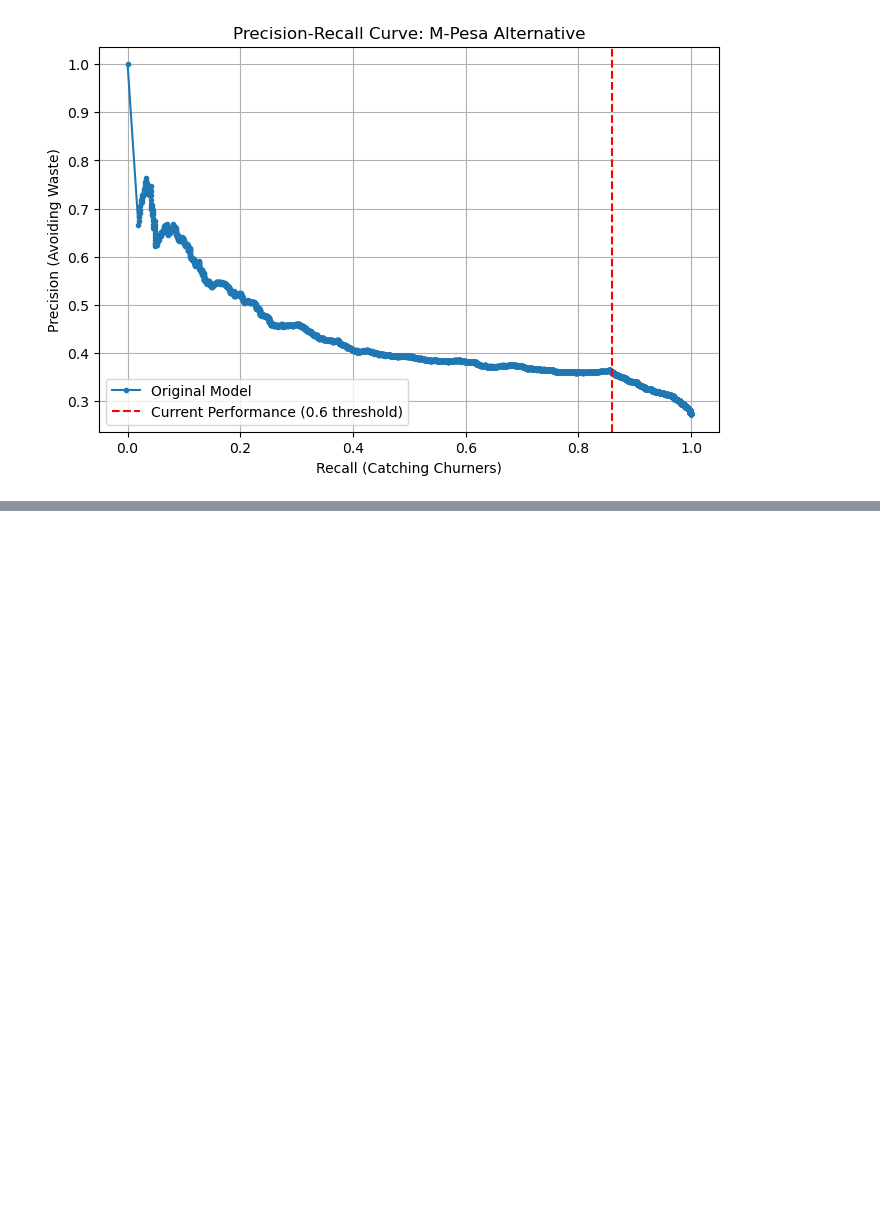
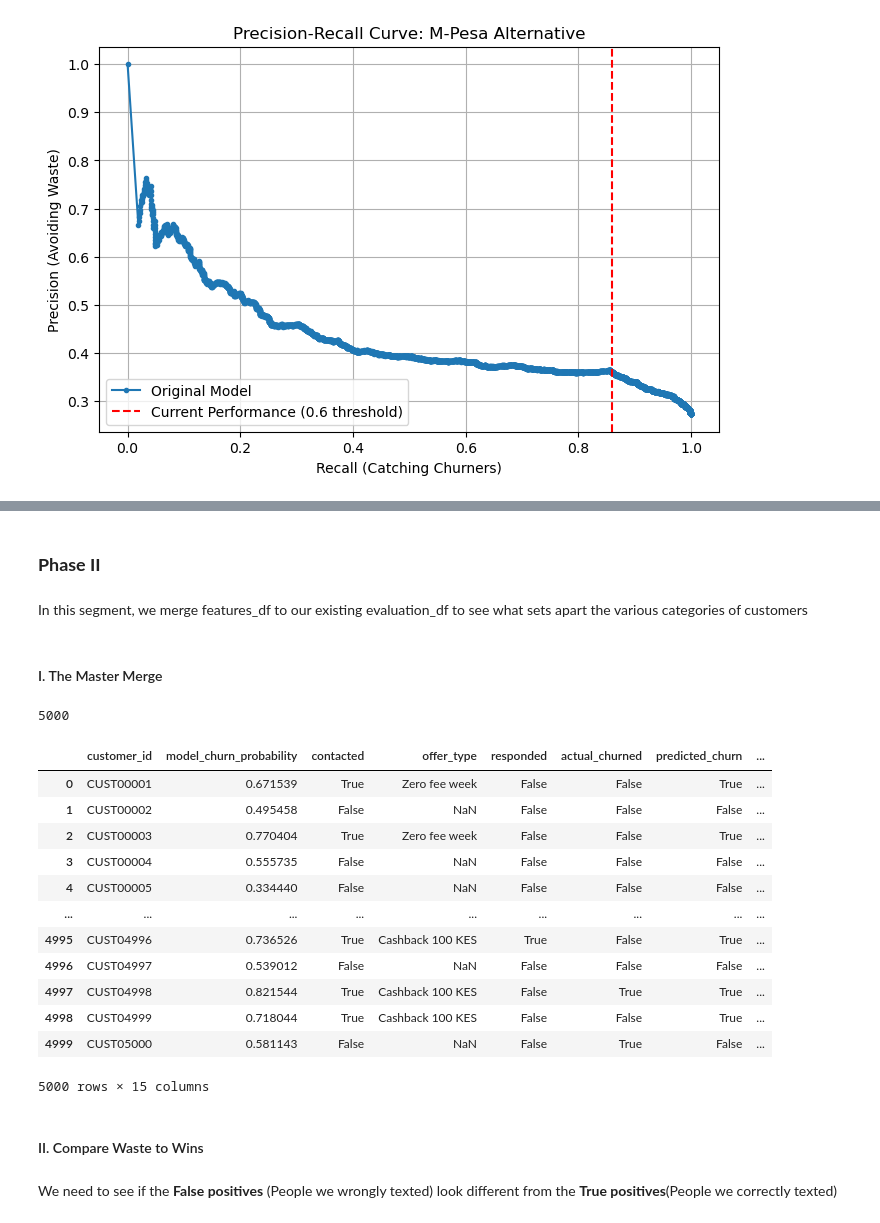
Before and after one commit to Kobeyvines/CASE_STUDY, a Jupyter notebook: notebooks/EDA.ipynb, the cells around one changed output, grey strips where cells are left out. Cells and saved outputs as stored; diff of their text form; code cells hidden in the pictures; blank space fills up the shorter version.

```diff
--- a/notebooks/EDA.ipynb
+++ b/notebooks/EDA.ipynb
@@ -246,0 +276,44 @@ There is a spike on the far left of the graph where precision hits **0.75**. Ins
+# %% [markdown]
+### <b> Phase II </b>
+# %% [markdown]
+In this segment, we merge features_df to our existing evaluation_df to see what sets apart the various categories of customers
+# %% [markdown]
+#### I. The Master Merge
+# %%
+# create the error label first
+def categorize_error(row):
+    if row['actual_churned'] == True and row['model_churn_probability'] >= 0.6:
+        return 'True Positive (Win)'
+    elif row['actual_churned'] == False and row['model_churn_probability'] >= 0.6:
+        return 'False Positive (Waste)'
+    elif row['actual_churned'] == True and row['model_churn_probability'] < 0.6:
+        return 'False Negative (Leak)'
+    else:
+        return 'True Negative (Safe)'
+
+evaluation_df['error_category'] = evaluation_df.apply(categorize_error, axis=1)
+
+# Merge with features
+master_df = pd.merge(evaluation_df, features_df, on='customer_id', how='inner')
+
+print(len(master_df))
+master_df
+# %% [output]
+5000
+|  | customer_id | model_churn_probability | contacted | offer_type | responded | actual_churned | predicted_churn | ... |
+| 0 | CUST00001 | 0.671539 | True | Zero fee week | False | False | True | ... |
+| 1 | CUST00002 | 0.495458 | False | NaN | False | False | False | ... |
+| 2 | CUST00003 | 0.770404 | True | Zero fee week | False | False | True | ... |
+| 3 | CUST00004 | 0.555735 | False | NaN | False | False | False | ... |
+| 4 | CUST00005 | 0.334440 | False | NaN | False | False | False | ... |
+| ... | ... | ... | ... | ... | ... | ... | ... | ... |
+| 4995 | CUST04996 | 0.736526 | True | Cashback 100 KES | True | False | True | ... |
+| 4996 | CUST04997 | 0.539012 | False | NaN | False | False | False | ... |
+| 4997 | CUST04998 | 0.821544 | True | Cashback 100 KES | False | True | True | ... |
+| 4998 | CUST04999 | 0.718044 | True | Cashback 100 KES | False | False | True | ... |
+| 4999 | CUST05000 | 0.581143 | False | NaN | False | True | False | ... |
+5000 rows × 15 columns
+# %% [markdown]
+#### II. Compare Waste to Wins
+# %% [markdown]
+We need to see if the **False positives** (People we wrongly texted) look different from the **True positives**(People we correctly texted)
```
Also changed, not shown: parts of 24 cells of this notebook.
